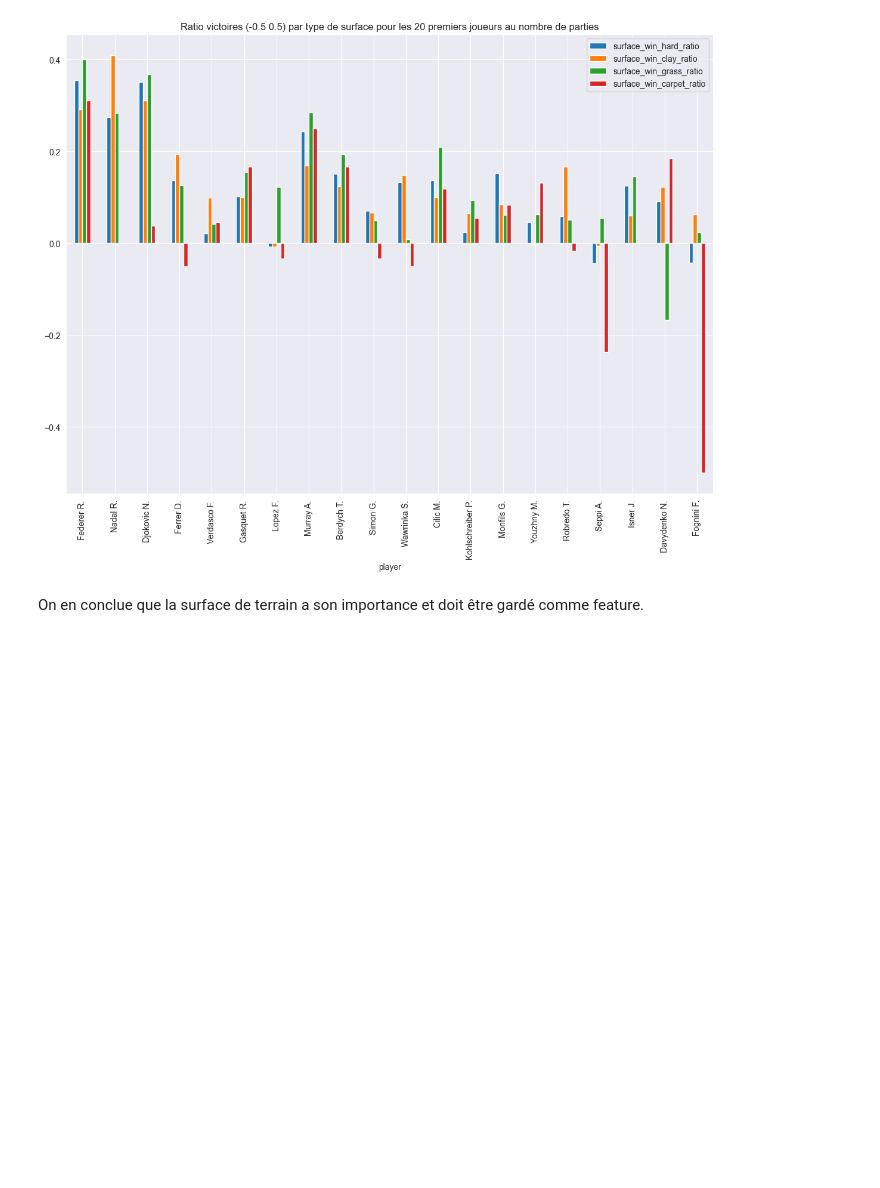
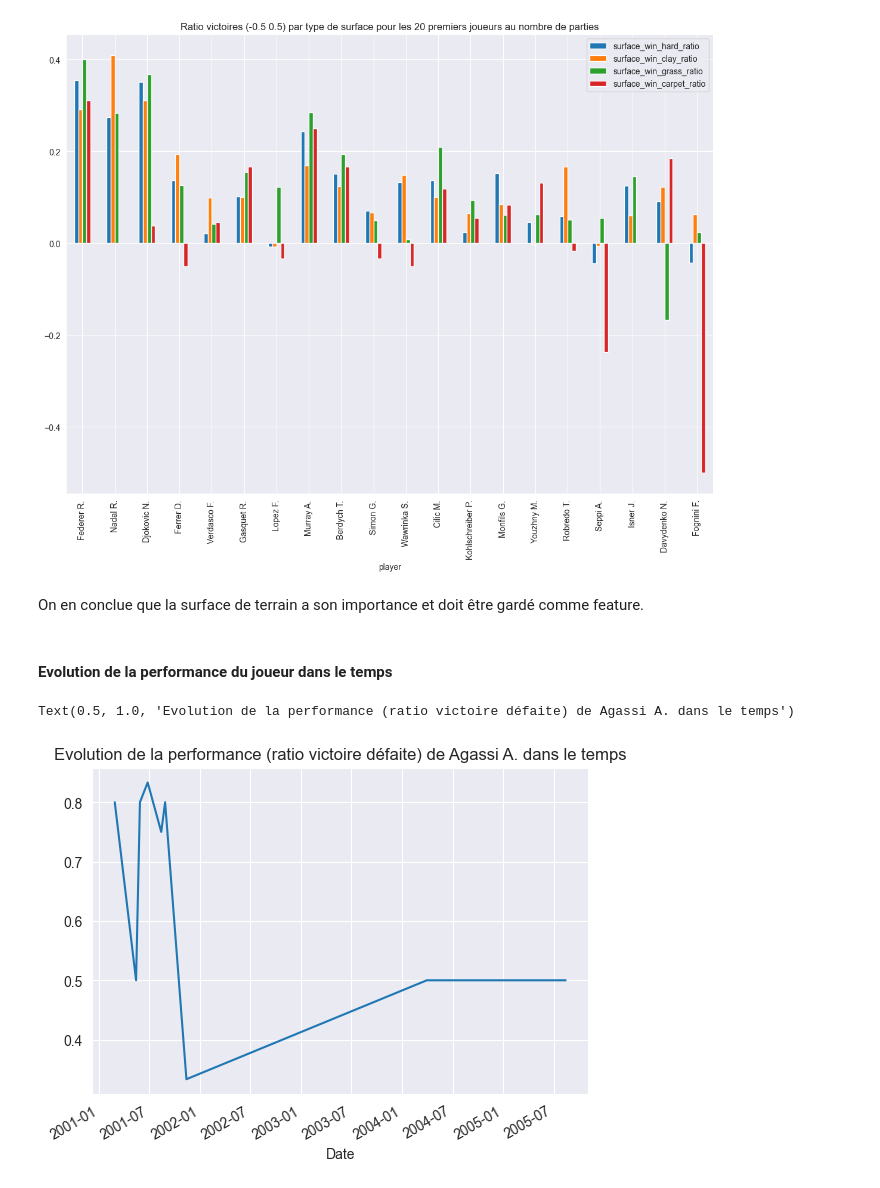
Before and after one commit to chboudry/PariTennis, a Jupyter notebook: analyse.ipynb, the cells around one changed output. Cells and saved outputs as stored; diff of their text form; code cells hidden in the pictures; blank space fills up the shorter version.

Commit message:
update performance joueur dans le temps

```diff
--- a/analyse.ipynb
+++ b/analyse.ipynb
@@ -357,6 +357,18 @@ figsize=(14,10))
 [figure]
 # %% [markdown]
 On en conclue que la surface de terrain a son importance et doit être gardé comme feature.
+# %% [markdown]
+#### Evolution de la performance du joueur dans le temps
+# %%
+player = players[6]
+test = df.loc[df['Winner']==player].Date.value_counts() / (df.loc[df['Winner']==player].Date.value_counts() +  df.loc[df['Loser']==player].Date.value_counts())
+test = test.dropna()
+test.plot()
+title = "Evolution de la performance (ratio victoire défaite) de " + player + " dans le temps"
+plt.title(title)
+# %% [output]
+Text(0.5, 1.0, 'Evolution de la performance (ratio victoire défaite) de Agassi A. dans le temps')
+[figure, added]
 # %%
 # évolution dans le temps = constance de la performance
 # influence de la localisation
```
